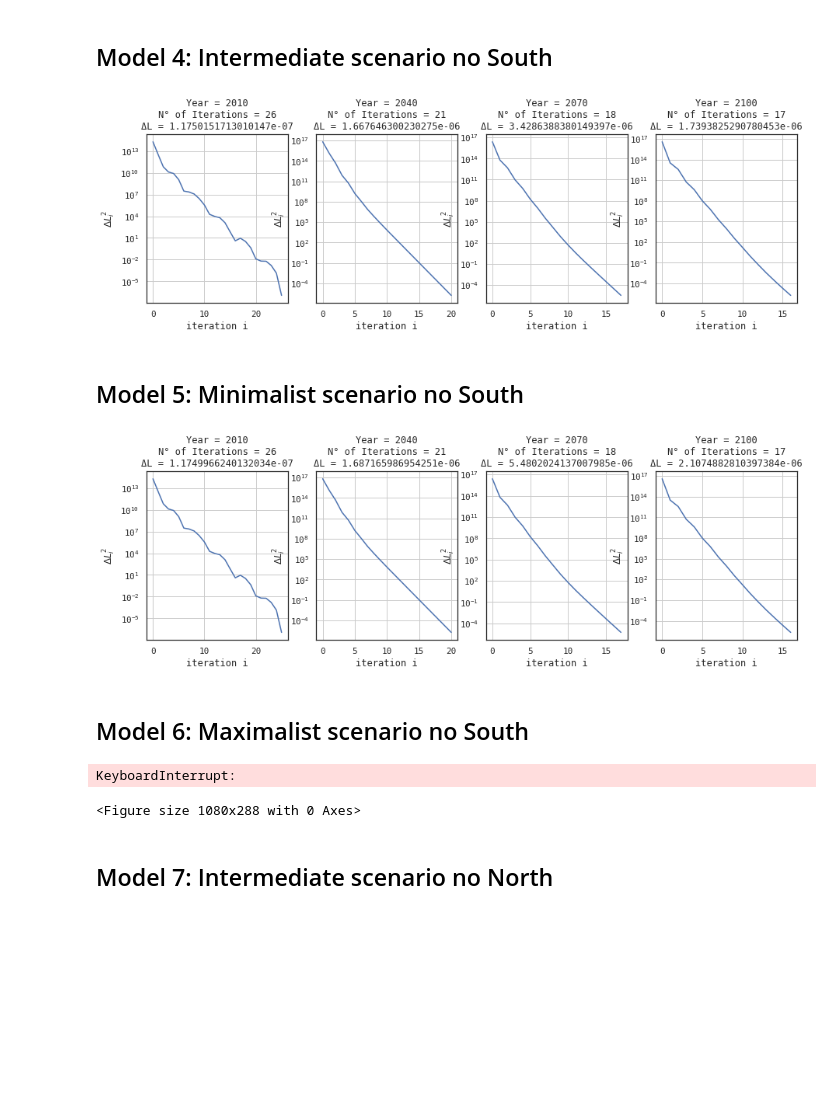
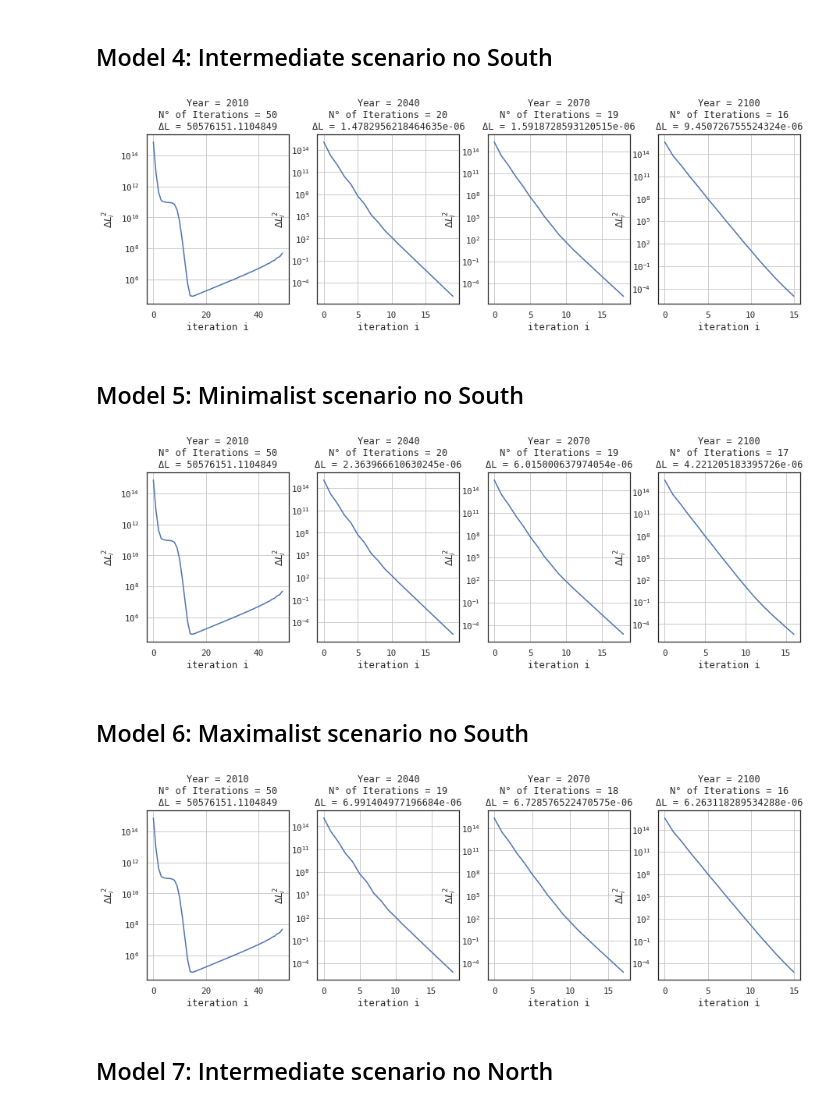
Before and after one commit to hscheewel/GeographyOfClimateMigration, a Jupyter notebook: model.ipynb, the cells around one changed output. Drawn from its saved outputs; the diff is of its cells as text; code cells hidden in the pictures; blank space fills up the shorter version.

```diff
--- a/model.ipynb
+++ b/model.ipynb
@@ -1384,43 +1390,42 @@ m3.urbanization()
 # %% [markdown]
 ## Model 4: Intermediate scenario no South
 # %%
-m4 = model(name='maximalist no South', tol=1e-5, scenario='intermediate')
+m4 = model(name='intermediate no South', tol=1e-5, scenario='intermediate')
 m4.calib_kappa()
 m4.calib_A()
 m4.calib_epsilon()
 m4.calib_migcosts('no_south')
 m4.fertility()
-m4.simulate(report=True, report_from=0, max_iter=50)
+m4.simulate(report=True, report_from=0, max_iter=50,quickstart=True)
 m4.urbanization()
 # %% [output]
-[figure, old version]
+[figure, new version]
 # %% [markdown]
 ## Model 5: Minimalist scenario no South
 # %%
-m5 = model(name='maximalist no South', tol=1e-5, scenario='minimalist')
+m5 = model(name='minimalist no South', tol=1e-5, scenario='minimalist')
 m5.calib_kappa()
 m5.calib_A()
 m5.calib_epsilon()
 m5.calib_migcosts('no_south')
 m5.fertility()
-m5.simulate(report=True, report_from=0, max_iter=50)
+m5.simulate(report=True, report_from=0, max_iter=50,quickstart=True)
 m5.urbanization()
 # %% [output]
-[figure, old version]
+[figure, new version]
 # %% [markdown]
 ## Model 6: Maximalist scenario no South
 # %%
 m6 = model(name='maximalist no South', tol=1e-5, scenario='maximalist')
 m6.calib_kappa()
 m6.calib_A()
 m6.calib_epsilon()
 m6.calib_migcosts('no_south')
 m6.fertility()
-m6.simulate(report=True, report_from=0, max_iter=50)
+m6.simulate(report=True, report_from=0, max_iter=50,quickstart=True)
 m6.urbanization()
 # %% [output]
-KeyboardInterrupt:
-<Figure size 1080x288 with 0 Axes>
+[figure, added]
 # %% [markdown]
 ## Model 7: Intermediate scenario no North
 # %%
```
Also changed, not shown: parts of 13 cells of this notebook.
